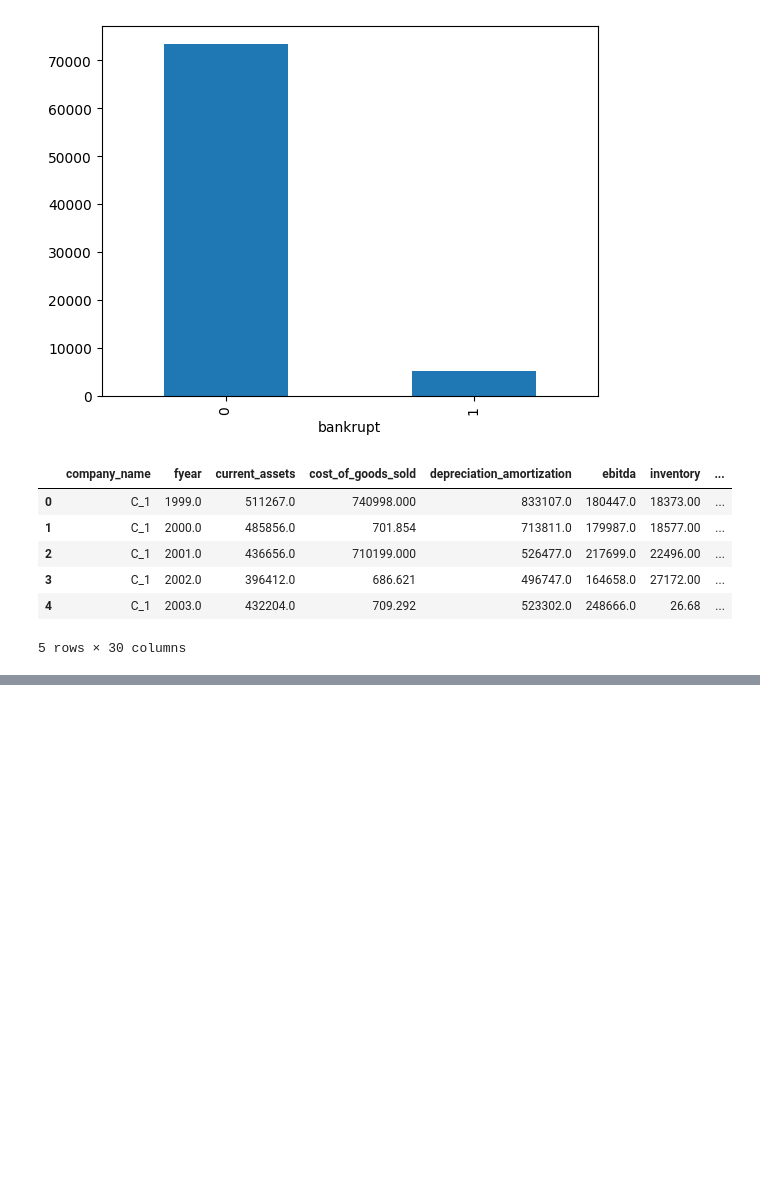
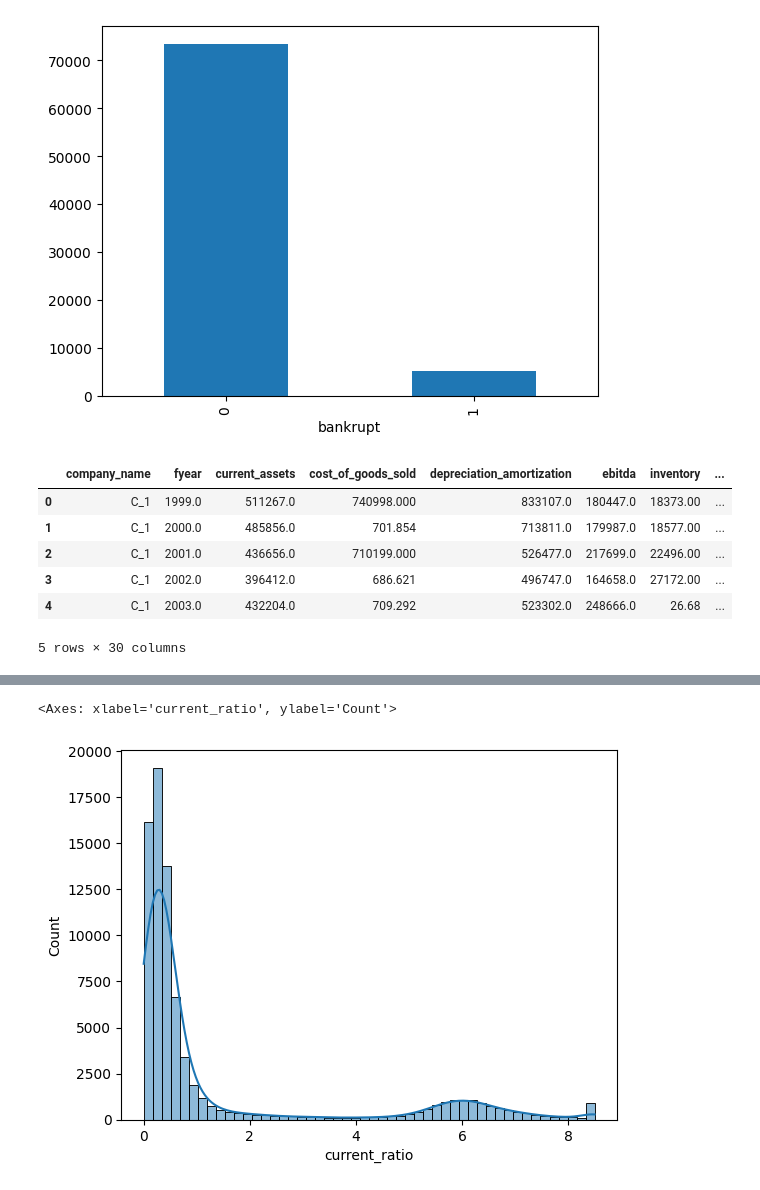
Before and after one commit to Vincent2308/Corporate-Bankruptcy, a Jupyter notebook: notebooks/week1/usa_eda.ipynb, the cells around one changed output, grey strips where cells are left out. Drawn from its saved outputs; the diff is of its cells as text; code cells hidden in the pictures; blank space fills up the shorter version.

```diff
--- a/notebooks/week1/usa_eda.ipynb
+++ b/notebooks/week1/usa_eda.ipynb
@@ -193,0 +216,5 @@ ValueError: supplied range of [-inf, inf] is not finite
+# %%
+sns.histplot(np.log1p(df['current_ratio']), bins=50, kde=True)
+# %% [output]
+<Axes: xlabel='current_ratio', ylabel='Count'>
+[figure, added]
```
Also changed, not shown: parts of 6 cells of this notebook, 1 other file.
